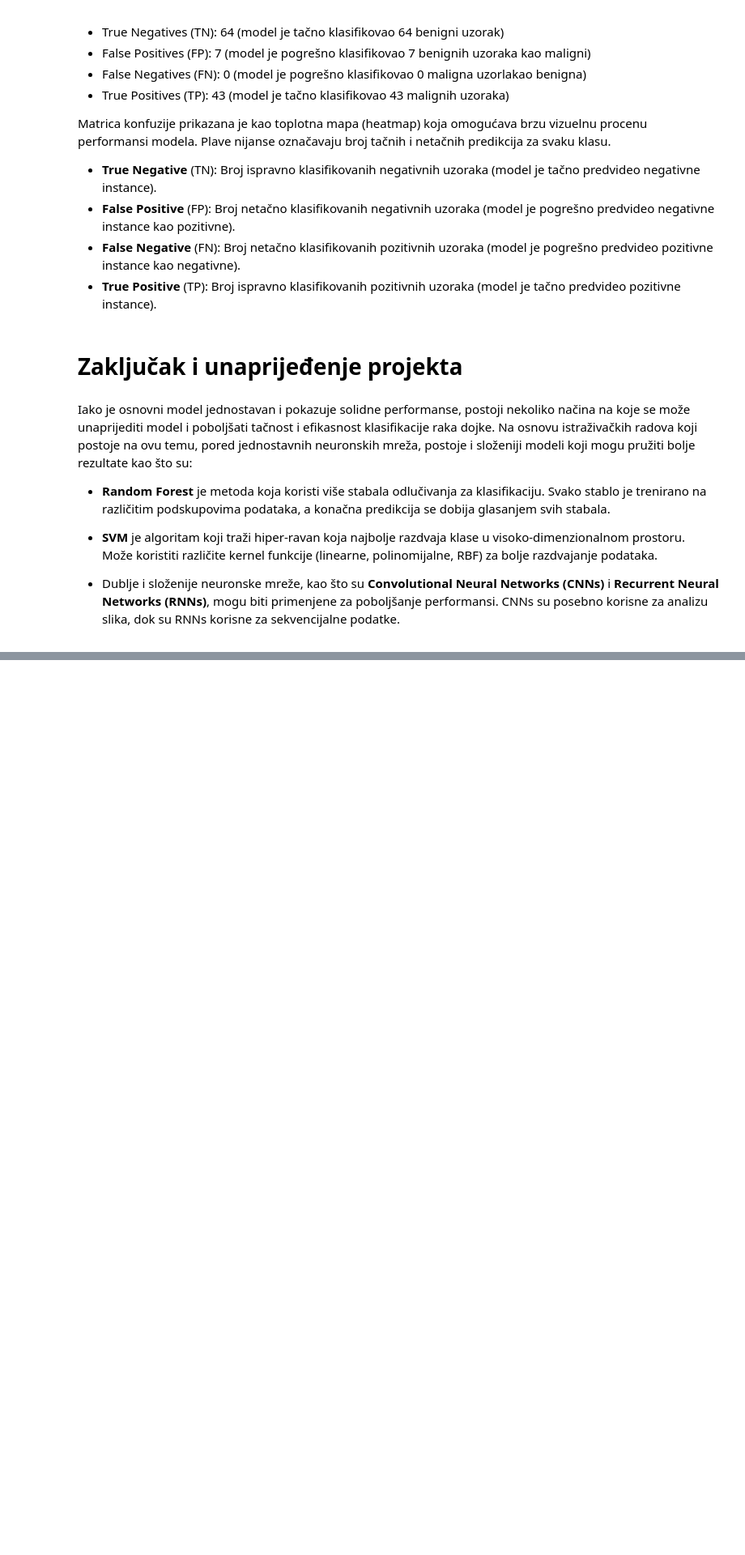
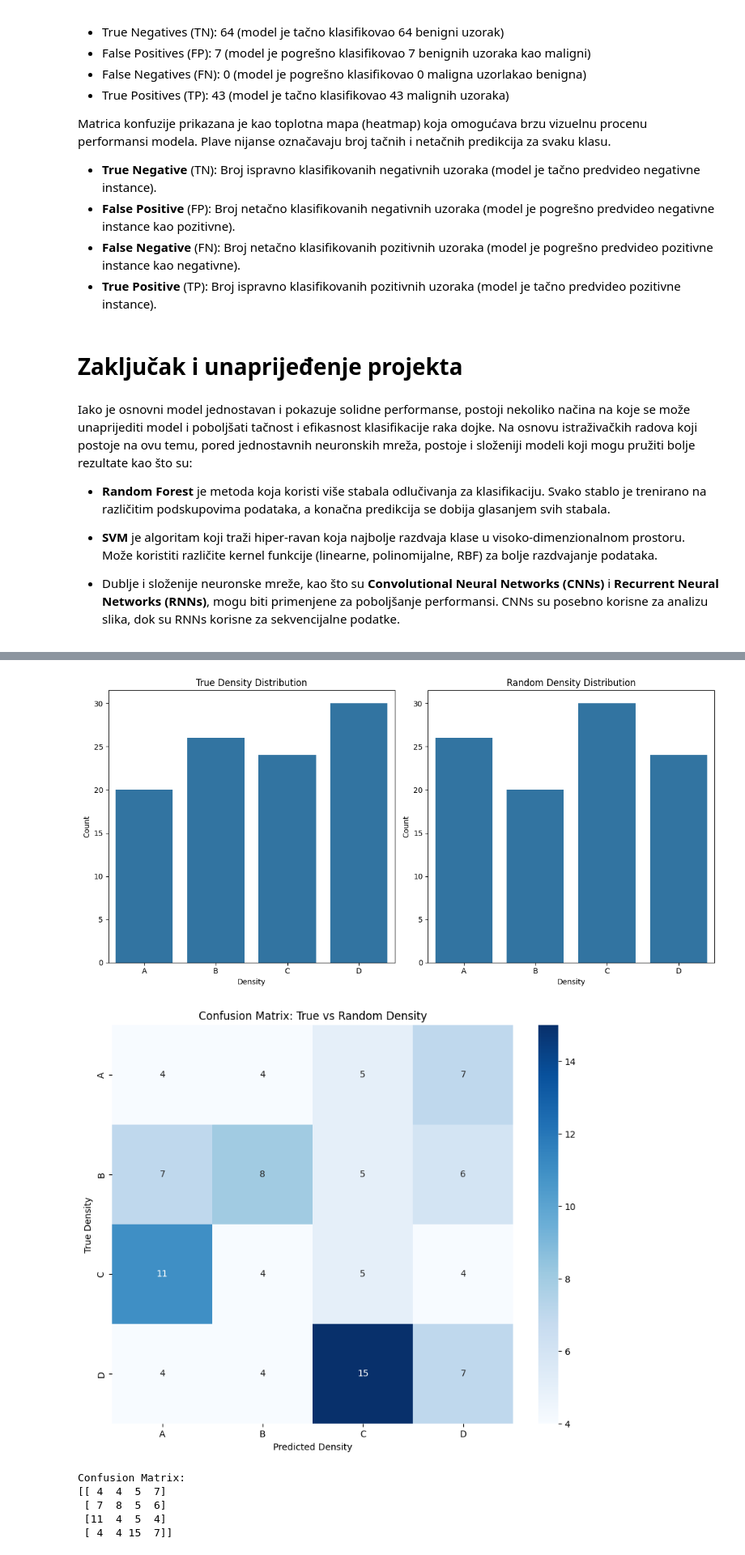
Before and after one commit to una12343/MIEP, a Jupyter notebook: BreastCancerWisconsin.ipynb, the cells around one changed output, grey strips where cells are left out. Shown: that part at 81% size. Cells and saved outputs as stored; diff of their text form; code cells hidden in the pictures; blank space fills up the shorter version.

```diff
--- a/BreastCancerWisconsin.ipynb
+++ b/BreastCancerWisconsin.ipynb
@@ -304,0 +545,51 @@ Na osnovu istraživačkih radova koji postoje na ovu temu, pored jednostavnih ne
+# %%
+import numpy as np
+import matplotlib.pyplot as plt
+import seaborn as sns
+from sklearn.metrics import confusion_matrix
+
+# Generisanje stvarnih gustina (klase A, B, C, D) - nasumično
+np.random.seed(42)
+true_density = np.random.choice(['A', 'B', 'C', 'D'], size=100)  # Primer sa 100 instanci
+
+# Generisanje nasumičnih gustina (klase A, B, C, D)
+random_density = np.random.choice(['A', 'B', 'C', 'D'], size=100)  # Primer sa 100 instanci
+
+# Prikazivanje brojača za stvarne i nasumične gustine
+plt.figure(figsize=(12, 6))
+plt.subplot(1, 2, 1)
+sns.countplot(x=true_density, order=['A', 'B', 'C', 'D'])
+plt.title('True Density Distribution')
+plt.xlabel('Density')
+plt.ylabel('Count')
+
+plt.subplot(1, 2, 2)
+sns.countplot(x=random_density, order=['A', 'B', 'C', 'D'])
+plt.title('Random Density Distribution')
+plt.xlabel('Density')
+plt.ylabel('Count')
+
+plt.tight_layout()
+plt.show()
+
+# Prikazivanje matrice konfuzije između stvarnih i nasumičnih gustina
+cm = confusion_matrix(true_density, random_density, labels=['A', 'B', 'C', 'D'])
+
+plt.figure(figsize=(10, 8))
+sns.heatmap(cm, annot=True, fmt="d", cmap="Blues", xticklabels=['A', 'B', 'C', 'D'], yticklabels=['A', 'B', 'C', 'D'])
+plt.xlabel('Predicted Density')
+plt.ylabel('True Density')
+plt.title('Confusion Matrix: True vs Random Density')
+plt.show()
+
+# Tekstualni prikaz matrice konfuzije
+print("Confusion Matrix:")
+print(cm)
+# %% [output]
+[figure, added]
+[figure, added]
+Confusion Matrix:
+[[ 4  4  5  7]
+ [ 7  8  5  6]
+ [11  4  5  4]
+ [ 4  4 15  7]]
```
Also changed, not shown: parts of 12 cells of this notebook.
